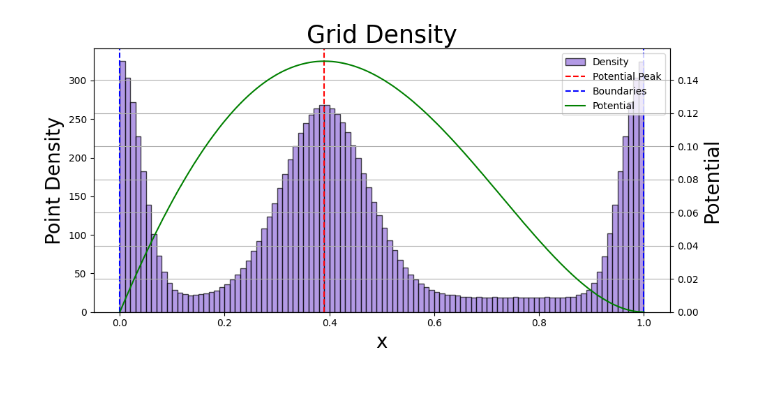
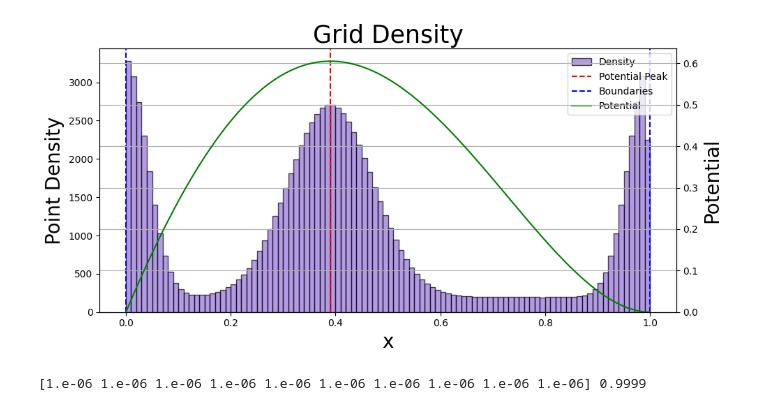
Before and after one commit to dakeerie/MSci-Project, a Jupyter notebook: PINN.ipynb, the cells around one changed output. Cells and saved outputs as stored; diff of their text form; code cells hidden in the pictures.

```diff
--- a/PINN.ipynb
+++ b/PINN.ipynb
@@ -80,16 +81,18 @@ def dense_grid(n_points, x_peak, peak_width, peak_intensity, bound_width, bound_
     cdf = np.cumsum(weights)
     cdf /= cdf[-1]
 
-    uniform_steps = np.linspace(0, 1, n_points)
+    uniform_steps = np.linspace(0.0 + 1e-8, 1 - 1e-2, n_points)
     clustered_x = np.interp(uniform_steps, cdf, ref_x)
+    clustered_x[0] = 0
+    clustered_x[-1] = 1
 
     return clustered_x
 
-M = 1.0
+M = 1.0/2
 l = 2
-x_peak = Vpm_peak(M = 1, l = 2, parity = "axial", coord = 'x')
+x_peak = Vpm_peak(M = 1/2, l = 2, parity = "axial", coord = 'x')
 
-N = 10000
+N = 100000
 
 x_grid = dense_grid(N, x_peak, peak_intensity = 13, peak_width = 0.08,
                     bound_intensity = 16, bound_width = 0.04)
@@ -105,31 +108,36 @@ ax1.tick_params(axis='y')
 ax2 = ax1.twinx()
 ax2.plot(x_grid, V_PINN, color='green', label='Potential')
 ax2.set_ylabel("Potential", fontsize = 20)
 ax2.tick_params(axis='y')
 
 ax1.axvline(x_peak, color='red', linestyle='--', label='Potential Peak')
 ax1.axvline(0, color='blue', linestyle='--', label='Boundaries')
 ax1.axvline(1, color='blue', linestyle='--')
 
 ax1.set_ylim(bottom = 0)
 ax2.set_ylim(bottom = 0)
 
 lines1, labels1 = ax1.get_legend_handles_labels()
 lines2, labels2 = ax2.get_legend_handles_labels()
 ax1.legend(lines1 + lines2, labels1 + labels2, loc='upper right')
 
 plt.title("Grid Density", fontsize = 25)
 plt.tight_layout()
 plt.grid()
 plt.show()
 
+x_grid = np.where(x_grid == 0, 1e-6, x_grid)
+x_grid = np.where(x_grid == 1, 1 - 1e-4, x_grid)
+
+
 # plt.figure()
 # plt.scatter(x_test, transformed_x)
 # plt.plot(x_test, np.ones_like(x_test), '.', label = 'Regular')
 # plt.plot(transformed_x, np.zeros_like(x_test), '.', label = 'Transformed')
 # plt.vlines(0.39, 0, 1, label = 'x = x_peak')
 # plt.tight_layout()
 # plt.legend()
 # plt.show()
 # %% [output]
-[figure, old version]
+[figure, new version]
+[1.e-06 1.e-06 1.e-06 1.e-06 1.e-06 1.e-06 1.e-06 1.e-06 1.e-06 1.e-06] 0.9999
```
Also changed, not shown: parts of 8 cells of this notebook.
